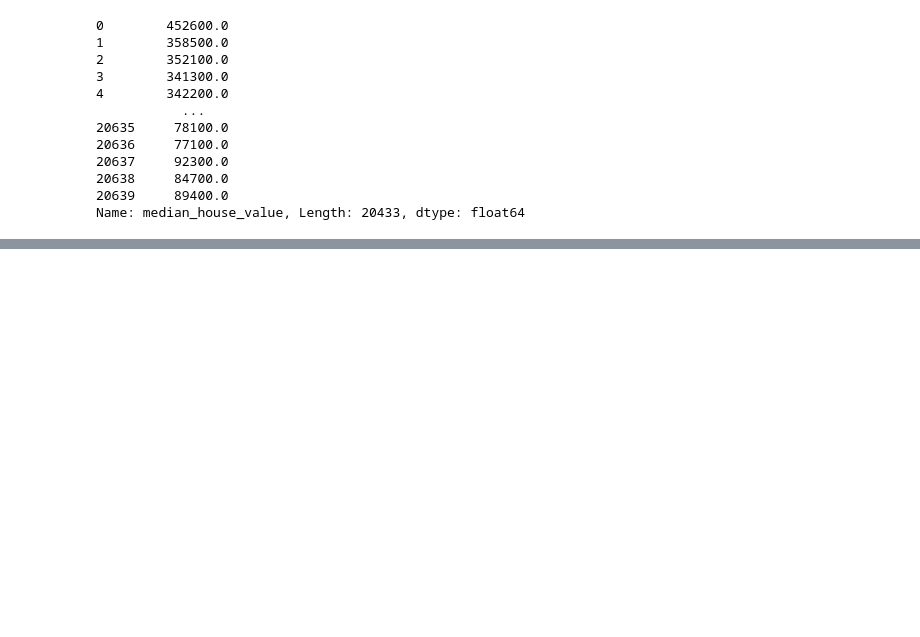
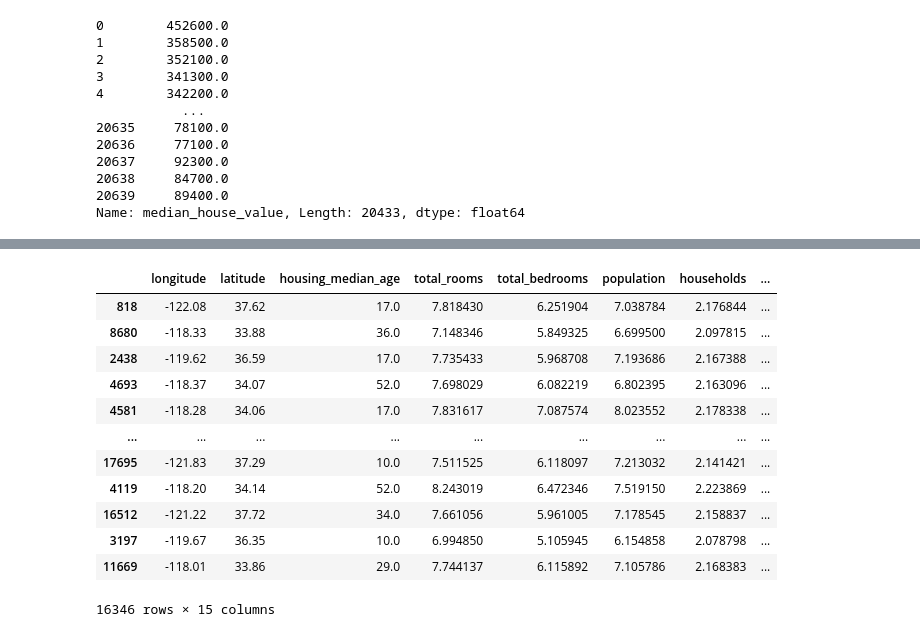
Before and after one commit to toni-the-dude/House-Price-Prediction, a Jupyter notebook: main.ipynb, the cells around one changed output, grey strips where cells are left out. Drawn from its saved outputs; the diff is of its cells as text; code cells hidden in the pictures; blank space fills up the shorter version.

```diff
--- a/main.ipynb
+++ b/main.ipynb
@@ -144,0 +191,16 @@ sns.heatmap(train_data.drop(["ocean_proximity"], axis=1).corr(), annot=True, cma
+# %%
+train_data.join(pd.get_dummies(train_data.ocean_proximity)) # We append the new features
+# %% [output]
+|  | longitude | latitude | housing_median_age | total_rooms | total_bedrooms | population | households | ... |
+| 818 | -122.08 | 37.62 | 17.0 | 7.818430 | 6.251904 | 7.038784 | 2.176844 | ... |
+| 8680 | -118.33 | 33.88 | 36.0 | 7.148346 | 5.849325 | 6.699500 | 2.097815 | ... |
+| 2438 | -119.62 | 36.59 | 17.0 | 7.735433 | 5.968708 | 7.193686 | 2.167388 | ... |
+| 4693 | -118.37 | 34.07 | 52.0 | 7.698029 | 6.082219 | 6.802395 | 2.163096 | ... |
+| 4581 | -118.28 | 34.06 | 17.0 | 7.831617 | 7.087574 | 8.023552 | 2.178338 | ... |
+| ... | ... | ... | ... | ... | ... | ... | ... | ... |
+| 17695 | -121.83 | 37.29 | 10.0 | 7.511525 | 6.118097 | 7.213032 | 2.141421 | ... |
+| 4119 | -118.20 | 34.14 | 52.0 | 8.243019 | 6.472346 | 7.519150 | 2.223869 | ... |
+| 16512 | -121.22 | 37.72 | 34.0 | 7.661056 | 5.961005 | 7.178545 | 2.158837 | ... |
+| 3197 | -119.67 | 36.35 | 10.0 | 6.994850 | 5.105945 | 6.154858 | 2.078798 | ... |
+| 11669 | -118.01 | 33.86 | 29.0 | 7.744137 | 6.115892 | 7.105786 | 2.168383 | ... |
+16346 rows × 15 columns
```
Also changed, not shown: parts of 13 cells of this notebook.
